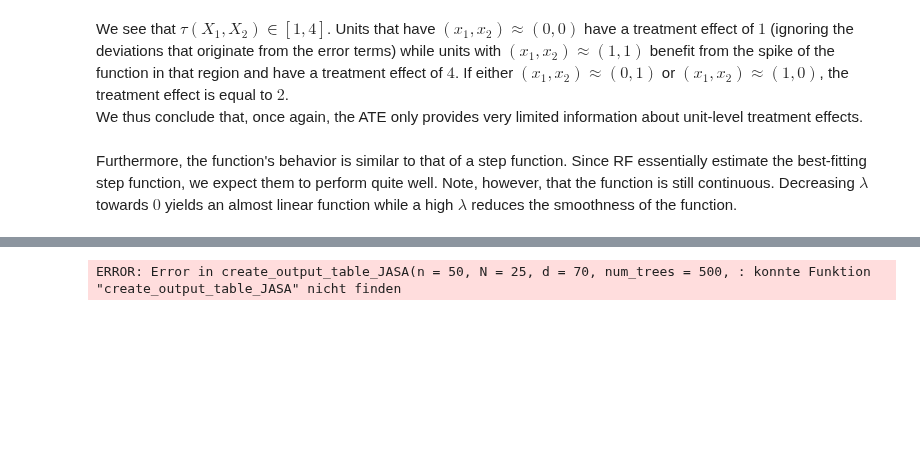
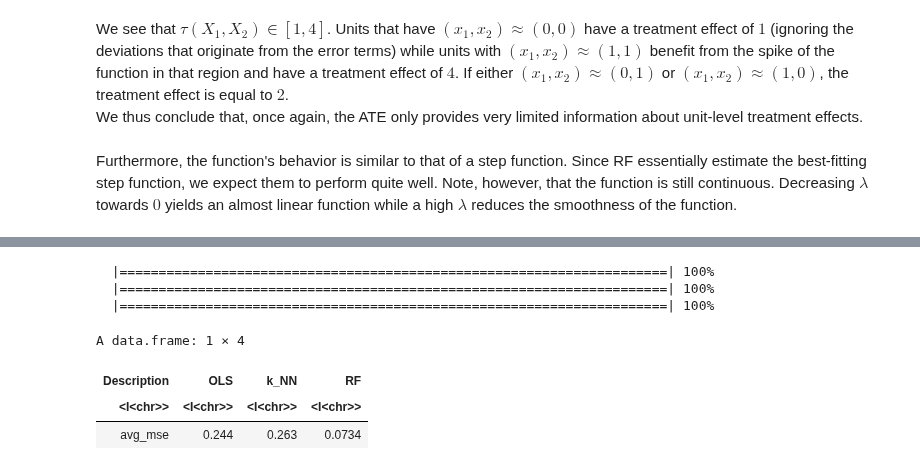
Before and after one commit to timmens/student-project-timmens, a Jupyter notebook: Simulation_Study/simulation_study.ipynb, the cells around one changed output, grey strips where cells are left out. Cells and saved outputs as stored; diff of their text form; code cells hidden in the pictures; blank space fills up the shorter version.

```diff
--- a/Simulation_Study/simulation_study.ipynb
+++ b/Simulation_Study/simulation_study.ipynb
@@ -839,5 +860,11 @@ Furthermore, the function's behavior is similar to that of a step function. Sinc
 # %%
-create_output_table_JASA(n = 50, N = 25, d = 70, num_trees = 500, kC = 20, lambda=20,
+create_output_table_JASA(n = 2000, N = 10, d = 8, num_trees = 1000, kC = 20, lambda=20,
                        para = FALSE, C_knn_se5 = TRUE )
 # %% [output]
-ERROR: Error in create_output_table_JASA(n = 50, N = 25, d = 70, num_trees = 500, : konnte Funktion "create_output_table_JASA" nicht finden
+  |======================================================================| 100%
+  |======================================================================| 100%
+  |======================================================================| 100%
+A data.frame: 1 × 4
+| Description | OLS | k_NN | RF |
+| <I<chr>> | <I<chr>> | <I<chr>> | <I<chr>> |
+| avg_mse | 0.244 | 0.263 | 0.0734 |
```
Also changed, not shown: parts of 6 cells of this notebook.
